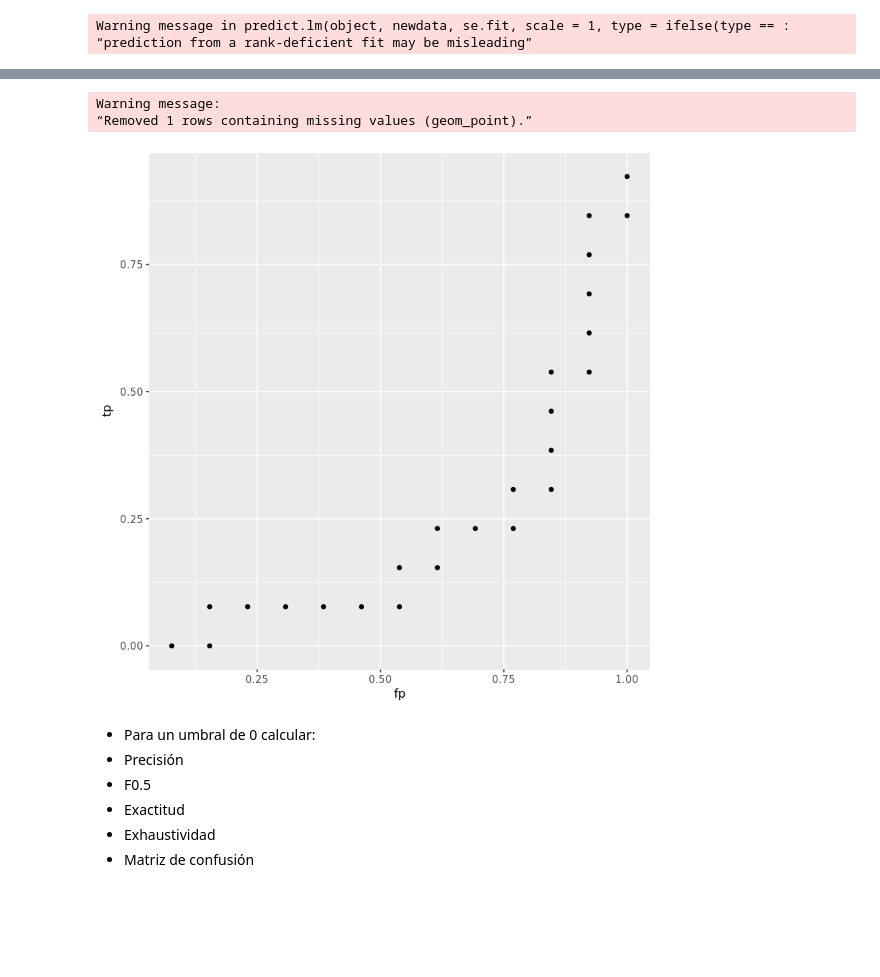
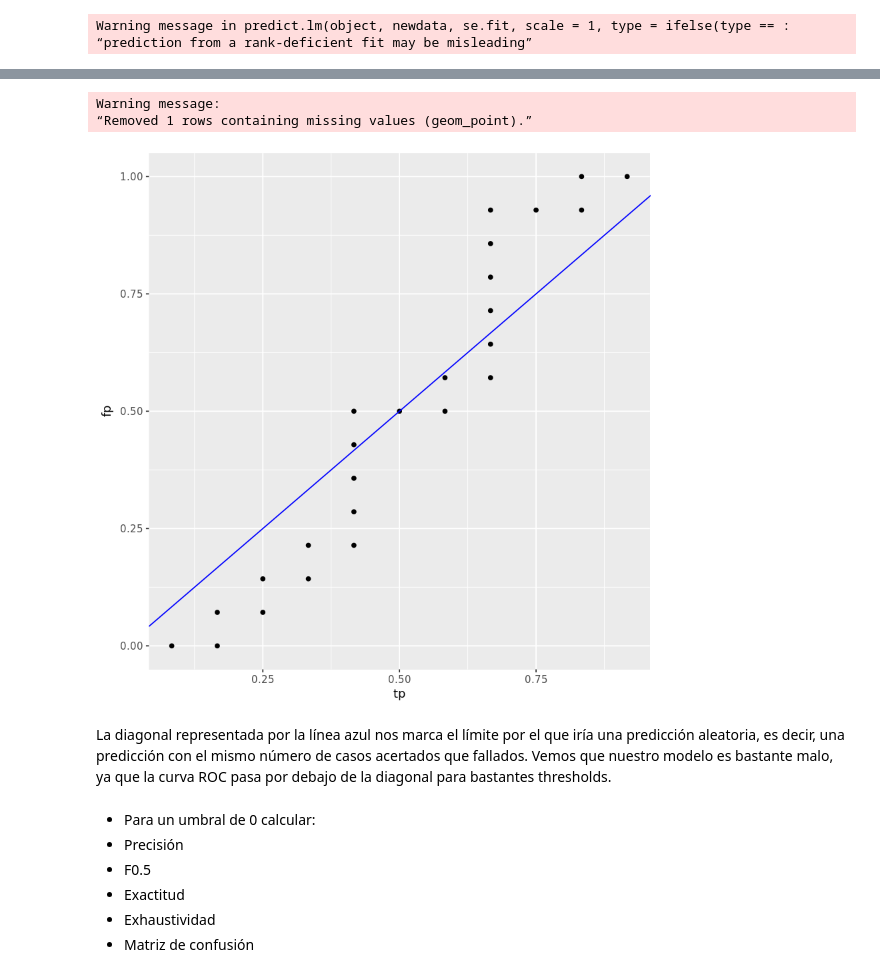
Before and after one commit to rventas/data-mining-101, a Jupyter notebook: Practica_Raquel.ipynb, the cells around one changed output, grey strips where cells are left out. Saved outputs shown, nothing was run; the diff lists cells and outputs as text; code cells hidden in the pictures; blank space fills up the shorter version.

Commit message:
Versión para entregar de la práctica

```diff
--- a/Practica_Raquel.ipynb
+++ b/Practica_Raquel.ipynb
@@ -196,11 +221,14 @@ dfROC<-dfROC[order(dfROC$fp),]
 # %%
 library(ggplot2)
 # %%
-ggplot(data=dfROC,aes(x=fp,y=tp))+geom_point()
+ggplot(data=dfROC,aes(x=fp,y=tp))+geom_point()+
+ geom_abline(intercept = 0,slope = 1, color="blue")+coord_cartesian(xlim = c(0, 0), ylim = c(0,0))+coord_flip()
 # %% [output]
 Warning message:
 “Removed 1 rows containing missing values (geom_point).”
-[figure, old version]
+[figure, new version]
+# %% [markdown]
+La diagonal representada por la línea azul nos marca el límite por el que iría una predicción aleatoria, es decir, una predicción con el mismo número de casos acertados que fallados. Vemos que nuestro modelo es bastante malo, ya que la curva ROC pasa por debajo de la diagonal para bastantes thresholds.
 # %% [markdown]
 * Para un umbral de 0 calcular:
  * Precisión
```
Also changed, not shown: parts of 33 cells of this notebook.
